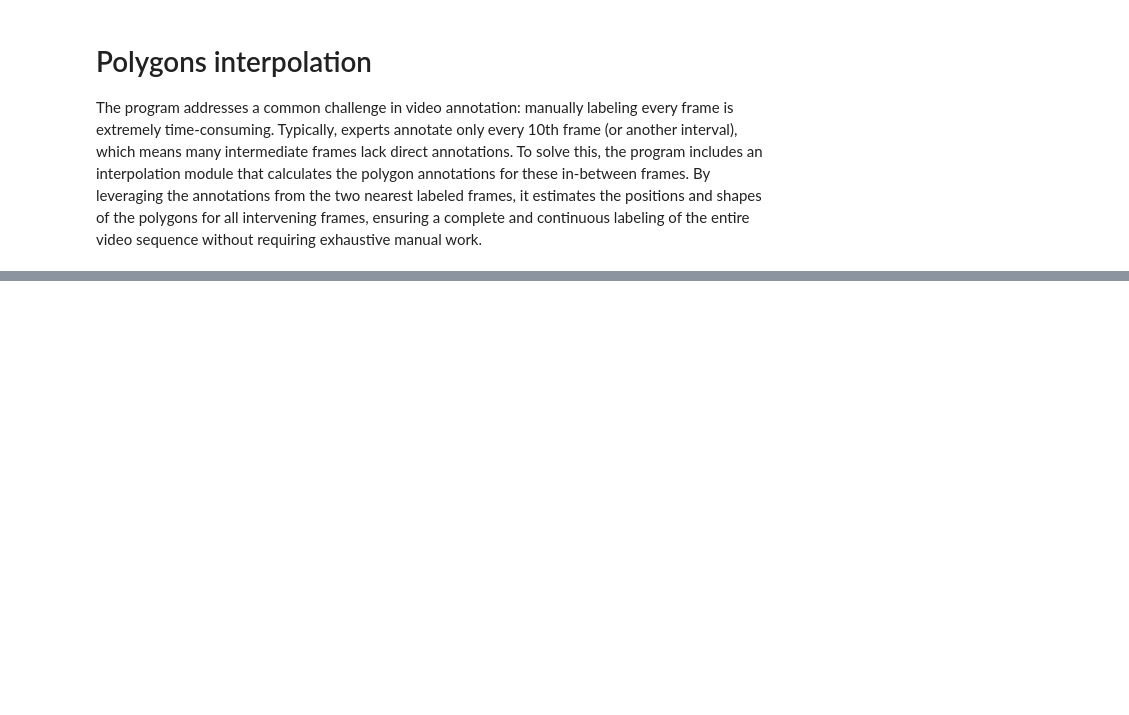
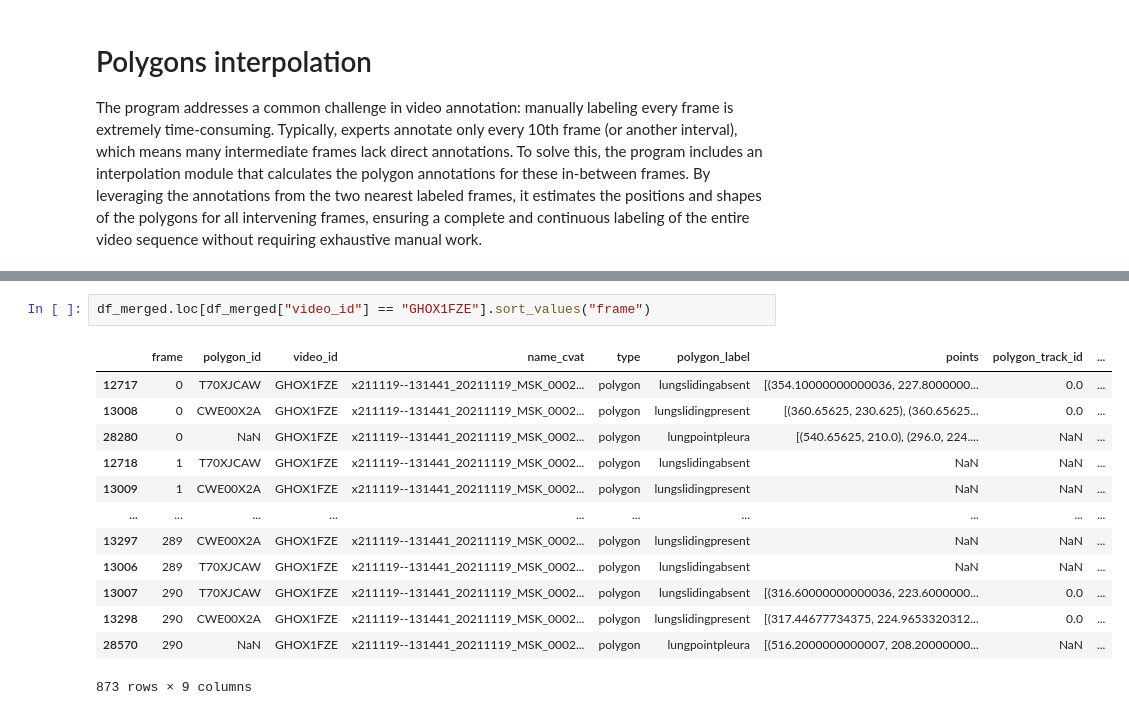
Before and after one commit to servoNoDev/CVAT-USG-Lungpoint-video-processing, a Jupyter notebook: 1_load_and_fiter_videos.ipynb, the cells around one changed output, grey strips where cells are left out. Cells and saved outputs as stored; diff of their text form; blank space fills up the shorter version.

```diff
--- a/1_load_and_fiter_videos.ipynb
+++ b/1_load_and_fiter_videos.ipynb
@@ -529,0 +702,16 @@ Polygons count before interpolation -> 22445
+# %%
+df_merged.loc[df_merged["video_id"] == "GHOX1FZE"].sort_values("frame")
+# %% [output]
+|  | frame | polygon_id | video_id | name_cvat | type | polygon_label | points | polygon_track_id | ... |
+| 12717 | 0 | T70XJCAW | GHOX1FZE | x211119--131441_20211119_MSK_0002... | polygon | lungslidingabsent | [(354.10000000000036, 227.8000000... | 0.0 | ... |
+| 13008 | 0 | CWE00X2A | GHOX1FZE | x211119--131441_20211119_MSK_0002... | polygon | lungslidingpresent | [(360.65625, 230.625), (360.65625... | 0.0 | ... |
+| 28280 | 0 | NaN | GHOX1FZE | x211119--131441_20211119_MSK_0002... | polygon | lungpointpleura | [(540.65625, 210.0), (296.0, 224.... | NaN | ... |
+| 12718 | 1 | T70XJCAW | GHOX1FZE | x211119--131441_20211119_MSK_0002... | polygon | lungslidingabsent | NaN | NaN | ... |
+| 13009 | 1 | CWE00X2A | GHOX1FZE | x211119--131441_20211119_MSK_0002... | polygon | lungslidingpresent | NaN | NaN | ... |
+| ... | ... | ... | ... | ... | ... | ... | ... | ... | ... |
+| 13297 | 289 | CWE00X2A | GHOX1FZE | x211119--131441_20211119_MSK_0002... | polygon | lungslidingpresent | NaN | NaN | ... |
+| 13006 | 289 | T70XJCAW | GHOX1FZE | x211119--131441_20211119_MSK_0002... | polygon | lungslidingabsent | NaN | NaN | ... |
+| 13007 | 290 | T70XJCAW | GHOX1FZE | x211119--131441_20211119_MSK_0002... | polygon | lungslidingabsent | [(316.60000000000036, 223.6000000... | 0.0 | ... |
+| 13298 | 290 | CWE00X2A | GHOX1FZE | x211119--131441_20211119_MSK_0002... | polygon | lungslidingpresent | [(317.44677734375, 224.9653320312... | 0.0 | ... |
+| 28570 | 290 | NaN | GHOX1FZE | x211119--131441_20211119_MSK_0002... | polygon | lungpointpleura | [(516.2000000000007, 208.20000000... | NaN | ... |
+873 rows × 9 columns
```
Also changed, not shown: parts of 12 cells of this notebook.
